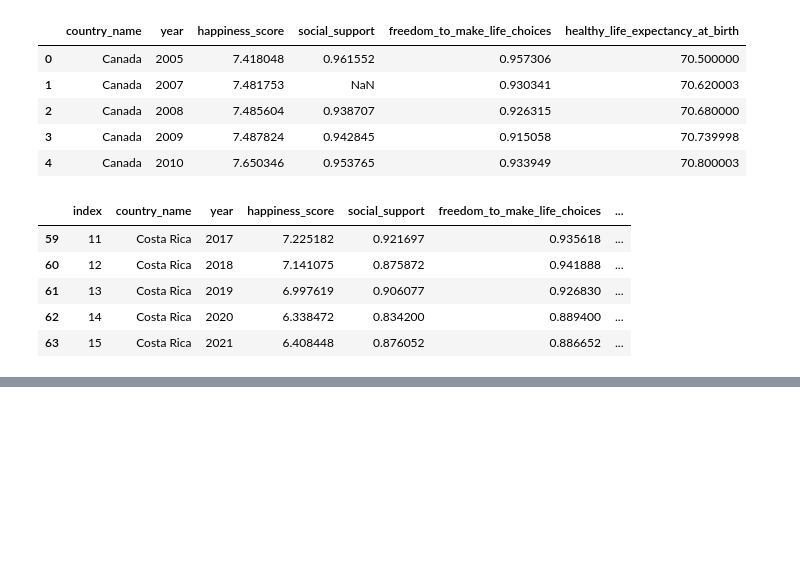
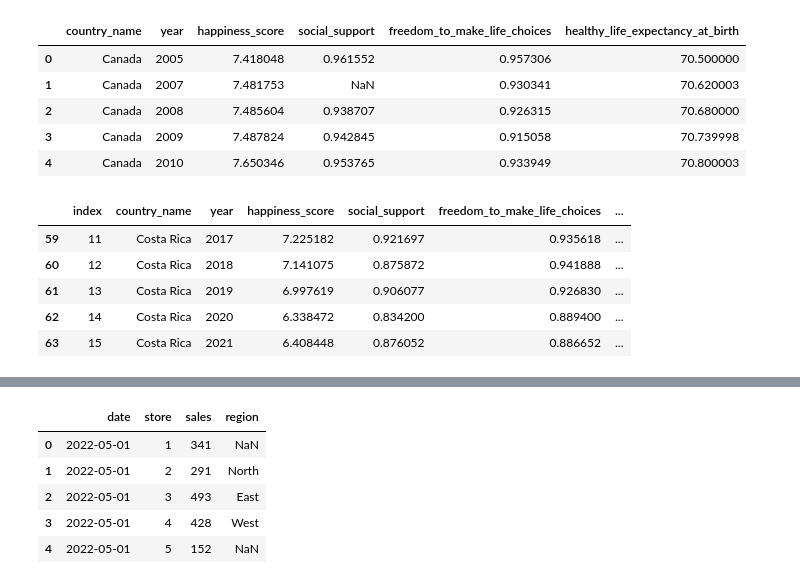
Before and after one commit to souparnabose99/data-science-360, a Jupyter notebook: exploratory-data-analysis/General/Code/prep-for-modelling/joins-and-data-appends.ipynb, the cells around one changed output, grey strips where cells are left out. Drawn from its saved outputs; the diff is of its cells as text; code cells hidden in the pictures; blank space fills up the shorter version.

```diff
--- a/exploratory-data-analysis/General/Code/prep-for-modelling/joins-and-data-appends.ipynb
+++ b/exploratory-data-analysis/General/Code/prep-for-modelling/joins-and-data-appends.ipynb
@@ -116,0 +168,9 @@ pd.concat([ca, mx, us, cr.rename(columns = {'nombre del país': 'country_name'})
+# %%
+sales_may.merge(regions, how='left')
+# %% [output]
+|  | date | store | sales | region |
+| 0 | 2022-05-01 | 1 | 341 | NaN |
+| 1 | 2022-05-01 | 2 | 291 | North |
+| 2 | 2022-05-01 | 3 | 493 | East |
+| 3 | 2022-05-01 | 4 | 428 | West |
+| 4 | 2022-05-01 | 5 | 152 | NaN |
```
Also changed, not shown: parts of 9 cells of this notebook.
